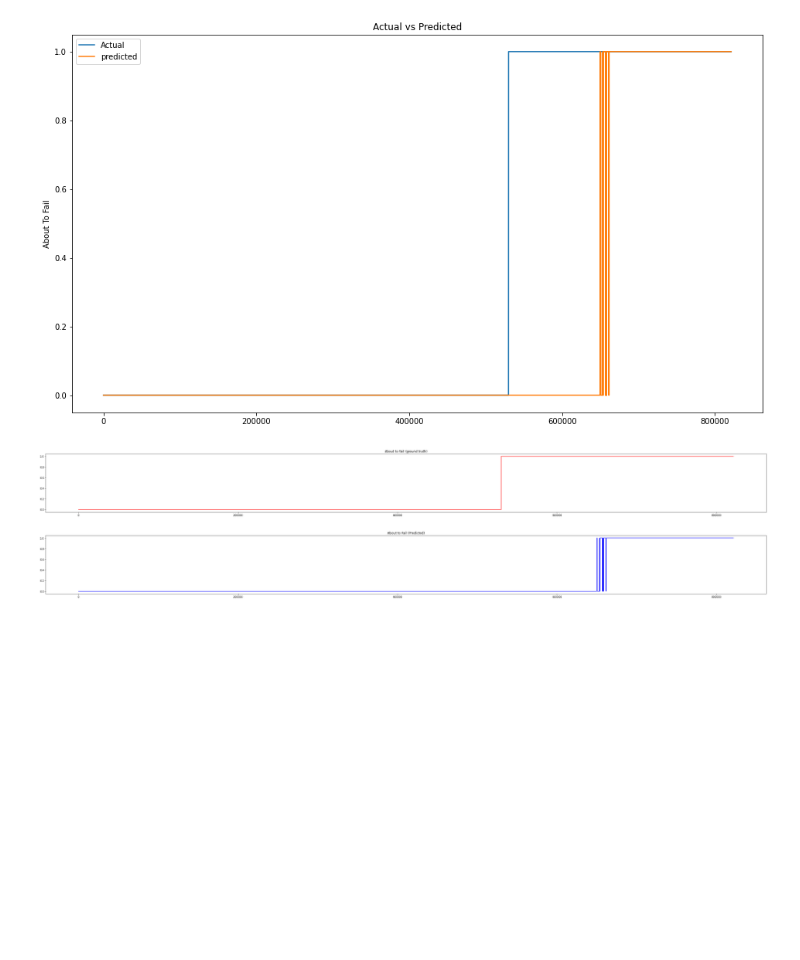
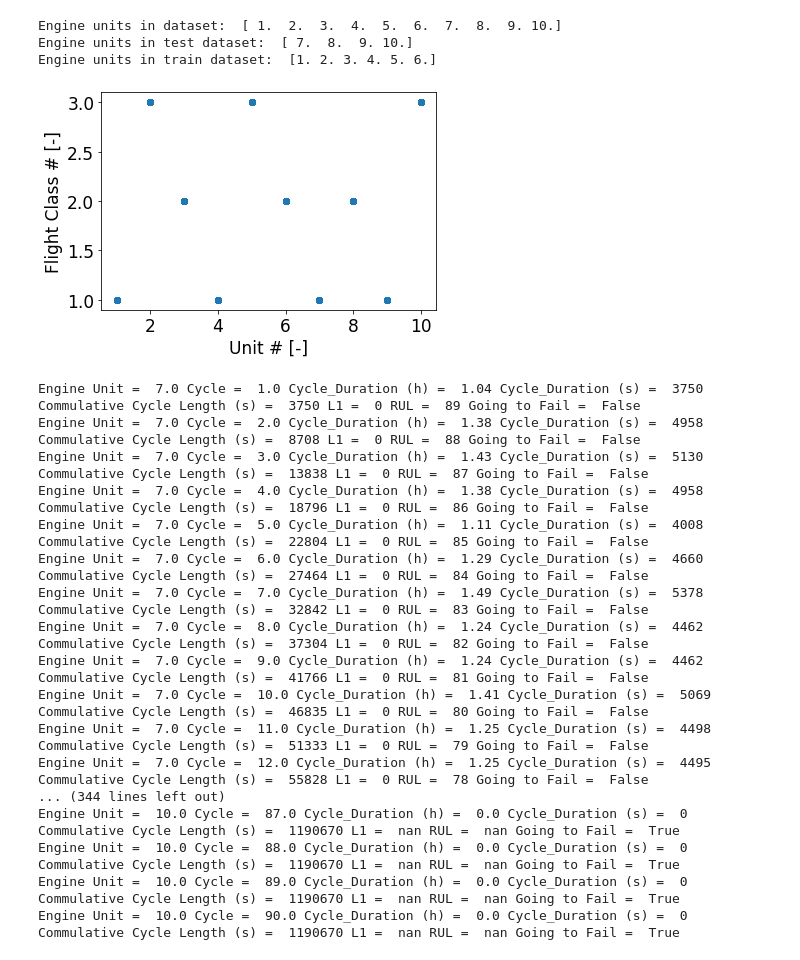
Before and after one commit to arpdm/predictive-maintenance-platform, a Jupyter notebook: dataset_analyzer.ipynb, the cells around one changed output. Drawn from its saved outputs; the diff is of its cells as text; code cells hidden in the pictures; blank space fills up the shorter version.

Commit message:
Added code for mapping all predictions to time in second for each engine

```diff
--- a/dataset_analyzer.ipynb
+++ b/dataset_analyzer.ipynb
@@ -198,8 +72,10 @@ cm.head()
-# %%
-plot_util.generate_predicted_vs_true_plot(y_true, y_pred, "About To Fail")
-# %% [output]
-[figure, removed]
-# %%
-plot_util.generate_about_to_fail_graphs(y_true, y_pred)
-# %% [output]
-[figure, removed]
+# %%
+pcoe_enging_vis.get_engine_units_in_dataset()
+# %% [output]
+Engine units in dataset:  [ 1.  2.  3.  4.  5.  6.  7.  8.  9. 10.]
+Engine units in test dataset:  [ 7.  8.  9. 10.]
+Engine units in train dataset:  [1. 2. 3. 4. 5. 6.]
+# %%
+pcoe_enging_vis.plot_flight_classes()
+# %% [output]
+[figure, added]
@@ -205,0 +87,29 @@ plot_util.generate_about_to_fail_graphs(y_true, y_pred)
+# %%
+for engine_unit in np.unique(ed.df_aux_test["unit"]):
+    cummulative_cycle_length_s = 0
+    df_x_s_u_c = ed.df_x_s_test.loc[(ed.df_aux_test.unit == engine_unit)]
+    going_to_fail = False
+    for cycle in np.unique(ed.df_aux_test.cycle):
+        df_x_s_u_c = ed.df_x_s_test.loc[(ed.df_aux_test.unit == engine_unit) & (ed.df_aux_test.cycle == cycle)]
+        cummulative_cycle_length_s += df_x_s_u_c.P21.size
+        if df_x_s_u_c.label1.min()==1:
+            going_to_fail = True
+        print("Engine Unit = ", engine_unit, "Cycle = ", cycle, "Cycle_Duration (h) = " , round((df_x_s_u_c.P21.size/60)/60,2) , "Cycle_Duration (s) = " , df_x_s_u_c.P21.size, "Commulative Cycle Length (s) = ", cummulative_cycle_length_s, "L1 = ", df_x_s_u_c.label1.min(), "RUL = ", df_x_s_u_c.RUL.min(), "Going to Fail = ", going_to_fail)
+# %% [output]
+Engine Unit =  7.0 Cycle =  1.0 Cycle_Duration (h) =  1.04 Cycle_Duration (s) =  3750 Commulative Cycle Length (s) =  3750 L1 =  0 RUL =  89 Going to Fail =  False
+Engine Unit =  7.0 Cycle =  2.0 Cycle_Duration (h) =  1.38 Cycle_Duration (s) =  4958 Commulative Cycle Length (s) =  8708 L1 =  0 RUL =  88 Going to Fail =  False
+Engine Unit =  7.0 Cycle =  3.0 Cycle_Duration (h) =  1.43 Cycle_Duration (s) =  5130 Commulative Cycle Length (s) =  13838 L1 =  0 RUL =  87 Going to Fail =  False
+Engine Unit =  7.0 Cycle =  4.0 Cycle_Duration (h) =  1.38 Cycle_Duration (s) =  4958 Commulative Cycle Length (s) =  18796 L1 =  0 RUL =  86 Going to Fail =  False
+Engine Unit =  7.0 Cycle =  5.0 Cycle_Duration (h) =  1.11 Cycle_Duration (s) =  4008 Commulative Cycle Length (s) =  22804 L1 =  0 RUL =  85 Going to Fail =  False
+Engine Unit =  7.0 Cycle =  6.0 Cycle_Duration (h) =  1.29 Cycle_Duration (s) =  4660 Commulative Cycle Length (s) =  27464 L1 =  0 RUL =  84 Going to Fail =  False
+Engine Unit =  7.0 Cycle =  7.0 Cycle_Duration (h) =  1.49 Cycle_Duration (s) =  5378 Commulative Cycle Length (s) =  32842 L1 =  0 RUL =  83 Going to Fail =  False
+Engine Unit =  7.0 Cycle =  8.0 Cycle_Duration (h) =  1.24 Cycle_Duration (s) =  4462 Commulative Cycle Length (s) =  37304 L1 =  0 RUL =  82 Going to Fail =  False
+Engine Unit =  7.0 Cycle =  9.0 Cycle_Duration (h) =  1.24 Cycle_Duration (s) =  4462 Commulative Cycle Length (s) =  41766 L1 =  0 RUL =  81 Going to Fail =  False
+Engine Unit =  7.0 Cycle =  10.0 Cycle_Duration (h) =  1.41 Cycle_Duration (s) =  5069 Commulative Cycle Length (s) =  46835 L1 =  0 RUL =  80 Going to Fail =  False
+Engine Unit =  7.0 Cycle =  11.0 Cycle_Duration (h) =  1.25 Cycle_Duration (s) =  4498 Commulative Cycle Length (s) =  51333 L1 =  0 RUL =  79 Going to Fail =  False
+Engine Unit =  7.0 Cycle =  12.0 Cycle_Duration (h) =  1.25 Cycle_Duration (s) =  4495 Commulative Cycle Length (s) =  55828 L1 =  0 RUL =  78 Going to Fail =  False
+... (344 lines left out)
+Engine Unit =  10.0 Cycle =  87.0 Cycle_Duration (h) =  0.0 Cycle_Duration (s) =  0 Commulative Cycle Length (s) =  1190670 L1 =  nan RUL =  nan Going to Fail =  True
+Engine Unit =  10.0 Cycle =  88.0 Cycle_Duration (h) =  0.0 Cycle_Duration (s) =  0 Commulative Cycle Length (s) =  1190670 L1 =  nan RUL =  nan Going to Fail =  True
+Engine Unit =  10.0 Cycle =  89.0 Cycle_Duration (h) =  0.0 Cycle_Duration (s) =  0 Commulative Cycle Length (s) =  1190670 L1 =  nan RUL =  nan Going to Fail =  True
+Engine Unit =  10.0 Cycle =  90.0 Cycle_Duration (h) =  0.0 Cycle_Duration (s) =  0 Commulative Cycle Length (s) =  1190670 L1 =  nan RUL =  nan Going to Fail =  True
```
Also changed, not shown: parts of 21 cells of this notebook.
